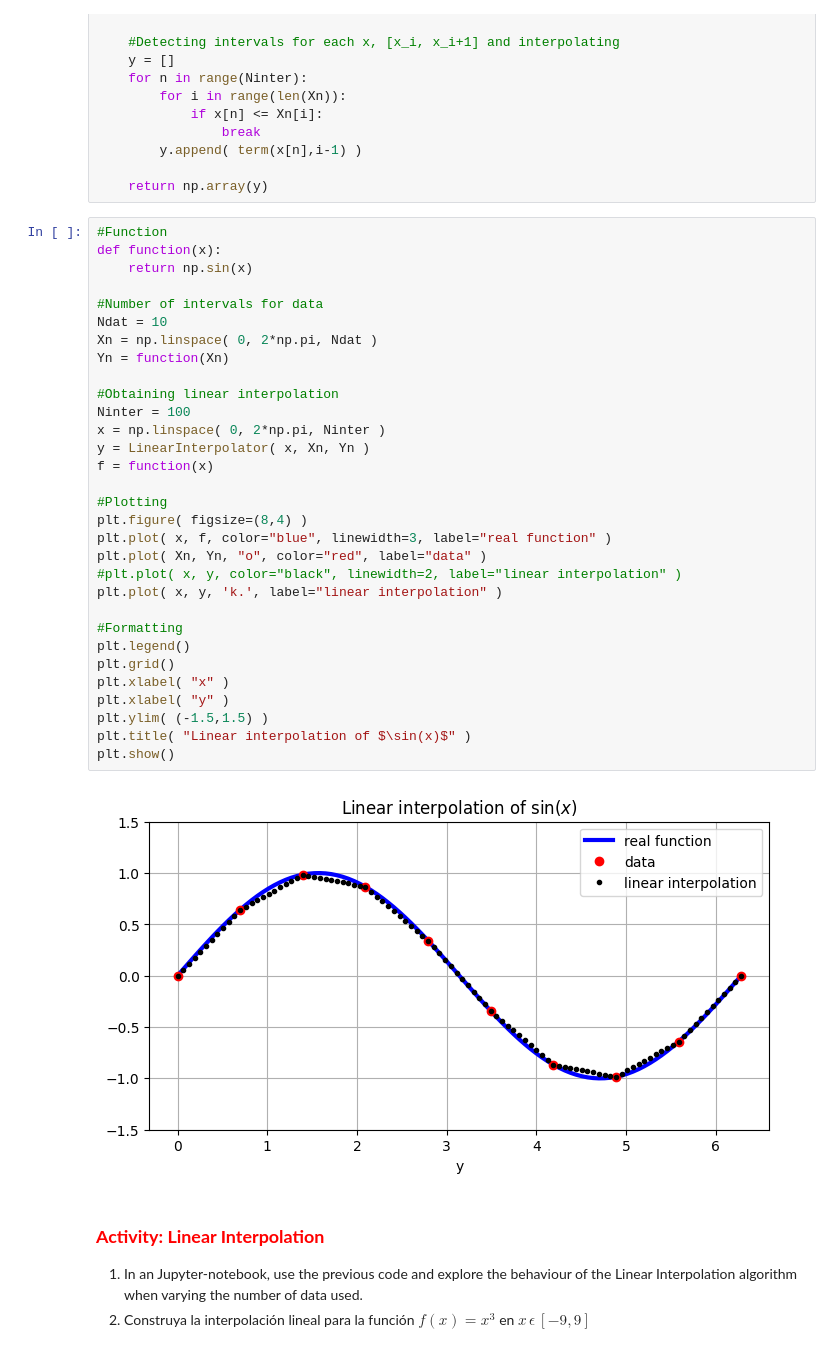
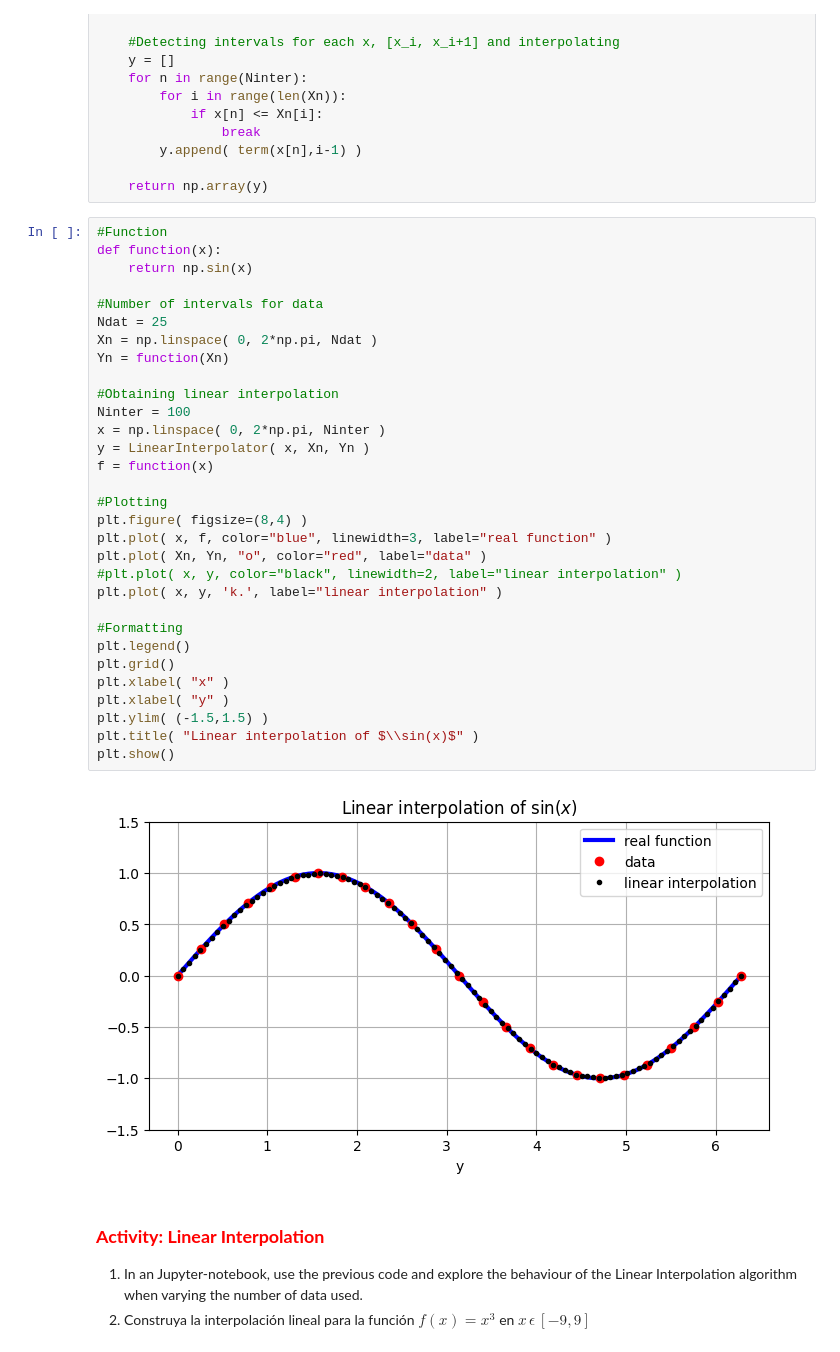
Before and after one commit to anferivera/Programming, a Jupyter notebook: 4_interpolation.ipynb, the cells around one changed output. Saved outputs shown, nothing was run; the diff lists cells and outputs as text.

```diff
--- a/4_interpolation.ipynb
+++ b/4_interpolation.ipynb
@@ -82,36 +65,36 @@ def LinearInterpolator( x, Xn, Yn ):
 # %%
 #Function
 def function(x):
     return np.sin(x)
 
 #Number of intervals for data
-Ndat = 10
+Ndat = 25
 Xn = np.linspace( 0, 2*np.pi, Ndat )
 Yn = function(Xn)
 
 #Obtaining linear interpolation
 Ninter = 100
 x = np.linspace( 0, 2*np.pi, Ninter )
 y = LinearInterpolator( x, Xn, Yn )
 f = function(x)
 
 #Plotting
 plt.figure( figsize=(8,4) )
 plt.plot( x, f, color="blue", linewidth=3, label="real function" )
 plt.plot( Xn, Yn, "o", color="red", label="data" )
 #plt.plot( x, y, color="black", linewidth=2, label="linear interpolation" )
 plt.plot( x, y, 'k.', label="linear interpolation" )
 
 #Formatting
 plt.legend()
 plt.grid()
 plt.xlabel( "x" )
 plt.xlabel( "y" )
 plt.ylim( (-1.5,1.5) )
-plt.title( "Linear interpolation of $\sin(x)$" )
+plt.title( "Linear interpolation of $\\sin(x)$" )
 plt.show()
 # %% [output]
-[figure, old version]
+[figure, new version]
 # %% [markdown]
 ### <font color='red'>     **Activity: Linear Interpolation** </font>
 
```
Also changed, not shown: parts of 8 cells of this notebook.
